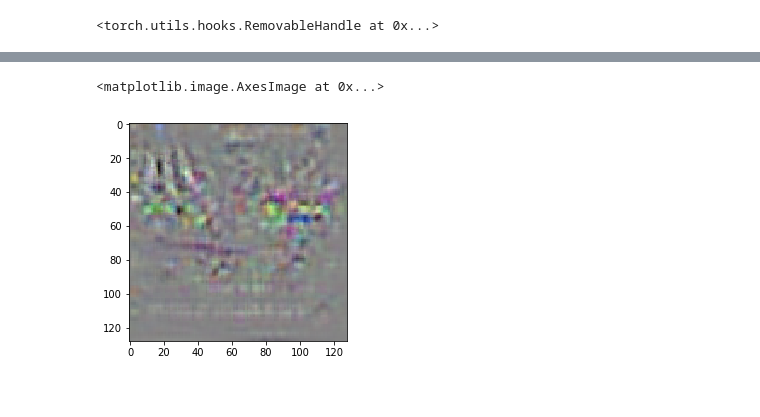
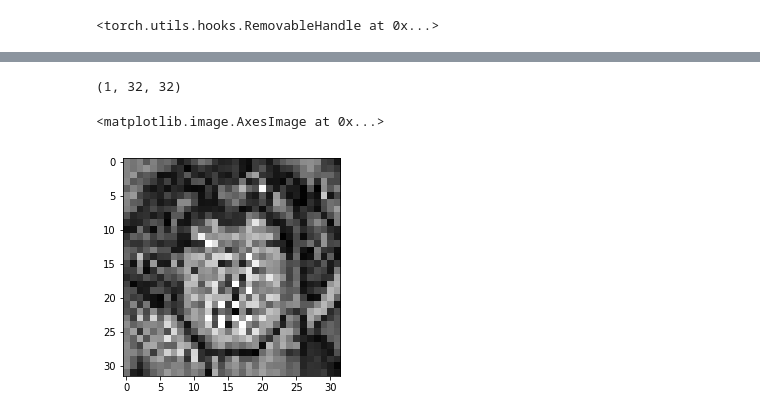
Before and after one commit to jjxxmiin/obJDetection, a Jupyter notebook: example/cam/vanilla_grad.ipynb, the cells around one changed output, grey strips where cells are left out. Cells and saved outputs as stored; diff of their text form; code cells hidden in the pictures.

```diff
--- a/example/cam/vanilla_grad.ipynb
+++ b/example/cam/vanilla_grad.ipynb
@@ -111,5 +127,18 @@ if np.max(grad_img) <= 1:
+# %%
+grad_times_img = convert_to_grayscale(grad_times_img)
+# %%
+grad_times_img = grad_times_img - grad_times_img.min()
+grad_times_img /= grad_times_img.max()
+# %%
+grad_times_img.shape
+# %% [output]
+(1, 32, 32)
+# %%
+grad_times_img = np.repeat(grad_times_img, 3, axis=0)
+# %%
+grad_times_img = grad_times_img.transpose(1,2,0)
 # %%
-plt.imshow(grad_img)
+plt.imshow(grad_times_img)
 # %% [output]
 <matplotlib.image.AxesImage at 0x...>
-[figure, old version]
+[figure, new version]
```
Also changed, not shown: parts of 11 cells of this notebook.
